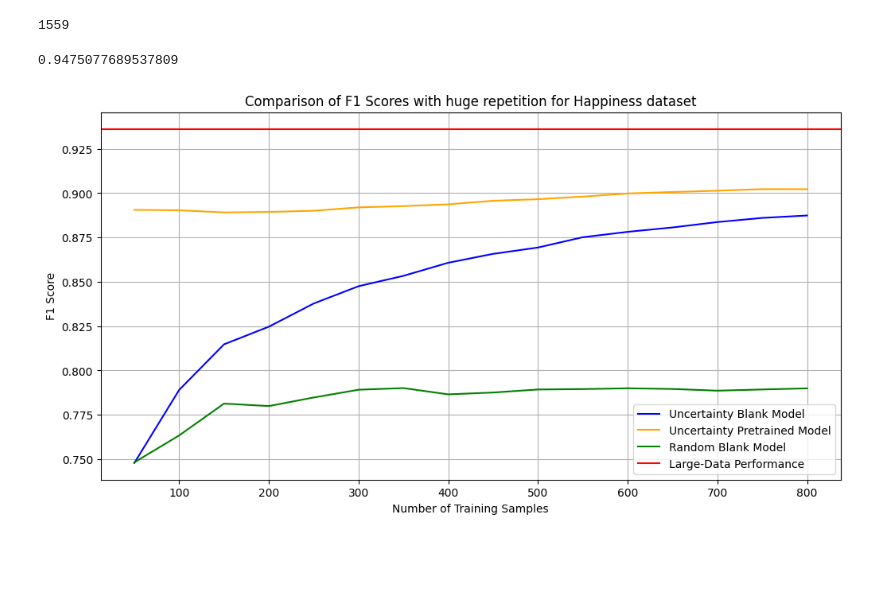
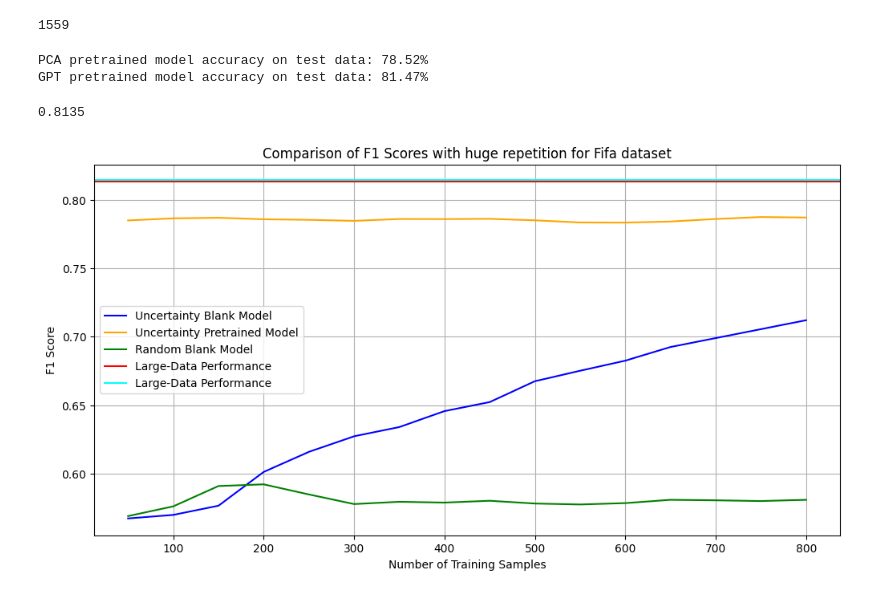
Before and after one commit to Dan-A2/cold-start-preference-learning, a Jupyter notebook: Happiness_code.ipynb, the cells around one changed output. Cells and saved outputs as stored; diff of their text form; code cells hidden in the pictures; blank space fills up the shorter version.

```diff
--- a/Happiness_code.ipynb
+++ b/Happiness_code.ipynb
@@ -102,5 +106,3 @@ test_pairs = generate_random_pairs(data, 20000)
 test_df = create_pair_df(data, test_pairs, target_col_name)
 # %%
 tree_depth = int(np.round(np.sqrt(len(data.columns))))
-# %%
-train_evaluate_repeat(generate_random_pairs, data, num_samples=100000, depth=tree_depth, test_df=test_df, use_bradley=True, exp=True, add_noise=False, noise=0.1, label_col=target_col_name, repeats=1)
@@ -134,52 +136,76 @@ pretrained_model = pretrain_model_with_residuals(df=data, n_samples=num_pairs, t
 # %%
-mf1 = calculate_highest_f1(data, test_df, train_params=train_params, target_col=target_col_name, use_bradley=True, exp=True, total_pairs=100_000, batch_size=1000)
-print(mf1)
+train_params = {
+    'objective': 'binary:logistic',
+    'eval_metric': 'logloss',
+    'max_depth': tree_depth
+}
+pretrained_model_gpt = pretrain_with_gpt_ranking(
+    df=data_with_gpt,
+    n_samples=num_pairs,
+    train_params=train_params,
+    target_col=target_col_name
+)
-# %% [output]
-0.9475077689537809
+# %%
+y_test = test_df['label']
+dtest = generate_dmatrix(test_df)
+pca_acc = calulate_acc(pretrained_model_pca, dtest, y_test)
+gpt_acc = calulate_acc(pretrained_model_gpt, dtest, y_test)
+print(f"PCA pretrained model accuracy on test data: {pca_acc*100}%")
+print(f"GPT pretrained model accuracy on test data: {gpt_acc*100}%")
+# %% [output]
+PCA pretrained model accuracy on test data: 78.52%
+GPT pretrained model accuracy on test data: 81.47%
+# %%
+highest_acc = calculate_highest_acc(data, test_df, train_params=train_params, target_col=target_col_name, use_bradley=True, exp=False, total_pairs=100_000, batch_size=1000)
+print(highest_acc)
+# %% [output]
+0.8135
 # %%
 step = 50
 num_samples = 800
 repeats = 40
 
-f1_scores_UB_repeats = []
-f1_scores_UP_repeats = []
-f1_scores_RB_repeats = []
+accs_UB = []
+accs_UP = []
+accs_RB = []
 
 # Create a for loop from n to num_samples with a step of n
 for _ in range(repeats):
-    f1_scores_UB, f1_scores_UP, f1_scores_RB = compare_three_methods(
+    acc_UB, acc_UP, acc_RB = compare_three_methods(
         df=data,
         test_df=test_df,
         train_params=train_params,
-        pretrained_model=pretrained_model,
+        pretrained_model=pretrained_model_pca,
         target_col=target_col_name,
         use_bradley=True,
-        exp=True,
+        exp=False,
         add_noise=False,
+        noise=0,
         total_pairs=num_samples,
         batch_size=step,
     )
-    f1_scores_UB_repeats.append(f1_scores_UB)
-    f1_scores_UP_repeats.append(f1_scores_UP)
-    f1_scores_RB_repeats.append(f1_scores_RB)
+    accs_UB.append(acc_UB)
+    accs_UP.append(acc_UP)
+    accs_RB.append(acc_RB)
 
-save_f1_scores("./Plots/happiness_f1_repeat.pkl", f1_scores_UB_repeats, f1_scores_UP_repeats, f1_scores_RB_repeats)
-# Compute the average F1 scores across repeats
-average_f1_scores_UB = np.mean(f1_scores_UB_repeats, axis=0)
-average_f1_scores_UP = np.mean(f1_scores_UP_repeats, axis=0)
-average_f1_scores_RB = np.mean(f1_scores_RB_repeats, axis=0)
+save_accs("Plots/happiness_acc.pkl", accs_UB, accs_UP, accs_RB, highest_acc, gpt_acc)
 # %%
+average_accs_UB = np.mean(accs_UB, axis=0)
+average_accs_UP = np.mean(accs_UP, axis=0)
+average_accs_RB = np.mean(accs_RB, axis=0)
+
 # Plot the results
 plt.figure(figsize=(12, 6))
-plt.plot(range(step, num_samples+1, step), average_f1_scores_UB, label='Uncertainty Blank Model', color='blue')
-plt.plot(range(step, num_samples+1, step), average_f1_scores_UP, label='Uncertainty Pretrained Model', color='orange')
-plt.plot(range(step, num_samples+1, step), average_f1_scores_RB, label='Random Blank Model', color='green')
-plt.axhline(y = mf1, color = 'r', linestyle = '-', label='Large-Data Performance')
+plt.plot(range(step, num_samples+1, step), average_accs_UB, label='Uncertainty Blank Model', color='blue')
+plt.plot(range(step, num_samples+1, step), average_accs_UP, label='Uncertainty Pretrained Model', color='orange')
+plt.plot(range(step, num_samples+1, step), average_accs_RB, label='Random Blank Model', color='green')
+plt.axhline(y = highest_acc, color = 'r', linestyle = '-', label='Large-Data Performance')
+plt.axhline(y = gpt_acc, color = 'cyan', linestyle = '-', label='Large-Data Performance')
 plt.xlabel('Number of Training Samples')
 plt.ylabel('F1 Score')
-plt.title('Comparison of F1 Scores with huge repetition for Happiness dataset')
+plt.title('Comparison of F1 Scores with huge repetition for Fifa dataset')
 plt.legend()
 plt.grid(True)
 plt.show()
 # %% [output]
-[figure, old version]
+[figure, new version]
```
Also changed, not shown: parts of 12 cells of this notebook, 41 other files.
